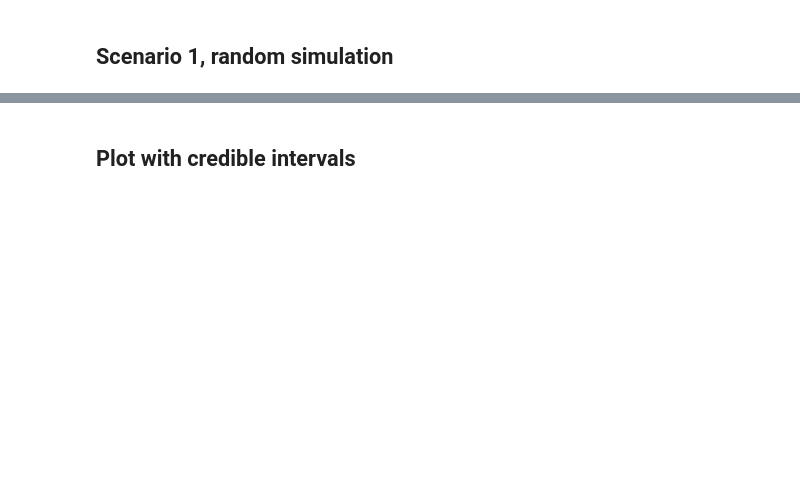
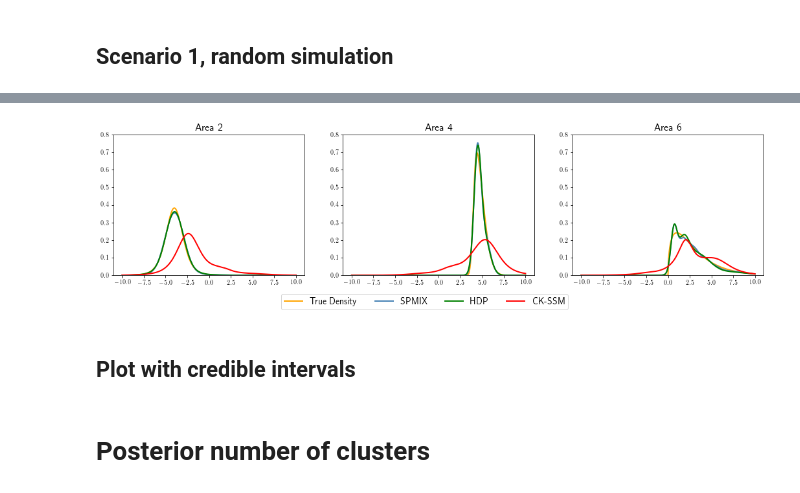
Before and after one commit to mberaha/spatial_mixtures, a Jupyter notebook: notebooks/Simulation 1 Analysis.ipynb, the cells around one changed output, grey strips where cells are left out. Drawn from its saved outputs; the diff is of its cells as text; code cells hidden in the pictures; blank space fills up the shorter version.

```diff
--- a/notebooks/Simulation 1 Analysis.ipynb
+++ b/notebooks/Simulation 1 Analysis.ipynb
@@ -294,8 +296,7 @@ def eval_stan_density(stanfit, xgrid):
 
 
 
-def run_jo(model, datas):
-
+def run_jo(model, datas, ncomp=10):
     data_by_group_stan = []
     max_num_data = np.max([len(x) for x in datas])
     for i in range(6):
@@ -306,18 +307,18 @@ def run_jo(model, datas):
         "num_groups": 6,
         "num_data_per_group": [len(x) for x in datas],
         "max_data_per_group": np.max([len(x) for x in datas]),
-        "num_components": 10,
+        "num_components": ncomp,
         "data_by_group": data_by_group_stan,
         "G": W,
         "rho": 0.95,
         "a": 0.1,
-        "b": 0.5,
+        "b": 1.0,
         "points_in_grid": len(xgrid),
         "xgrid": xgrid}
 
-    fit = model.sampling(data=stan_data, iter=8000, n_jobs=1, chains=1)
-    stan_dens = eval_stan_density(fit, xgrid)
-    return stan_dens
+    fit = model.sampling(data=stan_data, iter=1000, n_jobs=1, chains=1)
+#     stan_dens = eval_stan_density(fit, xgrid)
+    return fit
 # %%
 scen = 0
 rep = 1
@@ -333,5 +337,5 @@ stan_model = pystan.StanModel(
 # %%
-jo_dens = run_jo(stan_model, currdata)
+jo_dens = run_jo(stan_model, currdata, ncomp=20)
 outfile = os.path.join(jo_folder, "scenario{0}/rep{1}_full.pickle".format(scen, rep))
 # %%
 with open(outfile, 'wb') as fp:
@@ -387,23 +394,25 @@ plt.show()
 # %%
 import seaborn as sns
 
 locations = [1, 3, 5]
 fig, axes = plt.subplots(1, 3, figsize=(18, 4))
 
 palette = sns.color_palette("hls", 8)
 
 for i, loc in enumerate(locations):
     axes[i].plot(xgrid, true_dens_scenario12[loc], color="orange", lw=2, label="True Density")
     axes[i].plot(xgrid, np.mean(dens_spmix[loc], 0), lw=2, label="SPMIX", color="steelblue")
     axes[i].plot(xgrid, np.mean(dens_hdp[loc], 0), lw=2, label="HDP", color="green")
-    axes[i].plot(xgrid, np.mean(dens_jo[loc], 0), lw=2, label="CK-CAR", color="red")
+    axes[i].plot(xgrid, np.mean(dens_jo[loc], 0), lw=2, label="CK-SSM", color="red")
     axes[i].set_title("Area {0}".format(loc+1), fontsize=16)
 
 for i in range(3):
     axes[i].set_ylim(0.0, 0.8)
 
 axes[1].legend(bbox_to_anchor=(1.2, -0.1), ncol=4, fontsize=14)
 plt.savefig("scenario1_density.pdf", bbox_inches='tight')
 plt.show()
+# %% [output]
+[figure, added]
 # %% [markdown]
 ## Plot with credible intervals
@@ -489 +500,3 @@ plt.savefig("images/simulation1_densities.pdf")
 plt.show()
+# %% [markdown]
+# Posterior number of clusters
```
Also changed, not shown: parts of 20 cells of this notebook, 11 other files.
